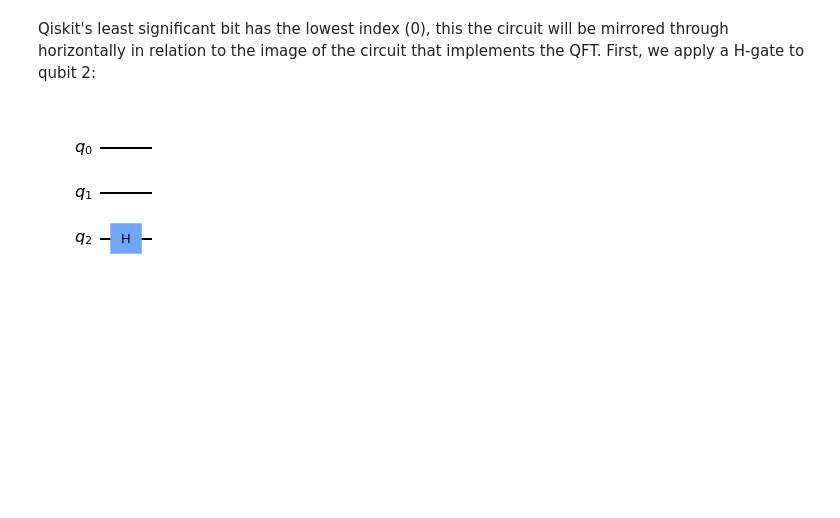
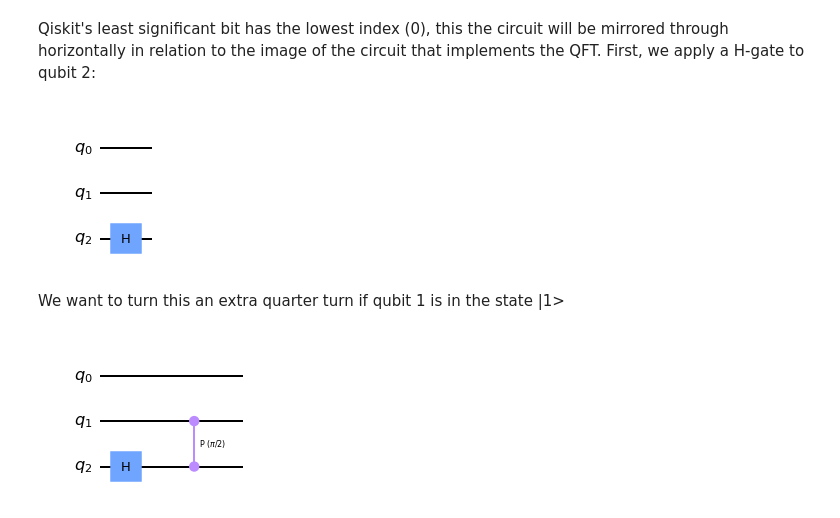
Before and after one commit to jraleman/qcra, a Jupyter notebook: practice/QFT.ipynb, the cells around one changed output. Saved outputs shown, nothing was run; the diff lists cells and outputs as text; code cells hidden in the pictures; blank space fills up the shorter version.

```diff
--- a/practice/QFT.ipynb
+++ b/practice/QFT.ipynb
@@ -73,3 +73,10 @@ qc.h(2)
 qc.draw()
 # %% [output]
 [figure]
+# %% [markdown]
+We want to turn this an extra quarter turn if qubit 1 is in the state |1>
+# %%
+qc.cp((pi / 2), 1, 2) # CROT from qubit_1 to qubit_2
+qc.draw()
+# %% [output]
+[figure, added]
```
Also changed, not shown: parts of 44 cells of this notebook.
